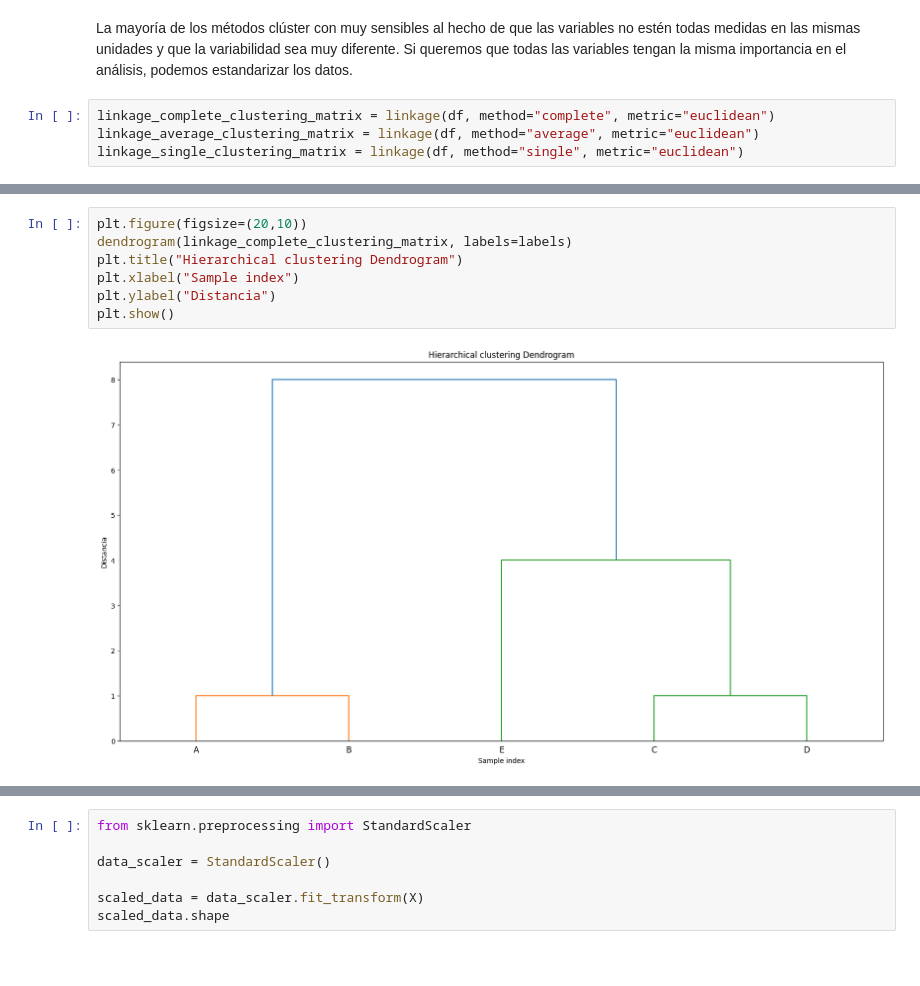
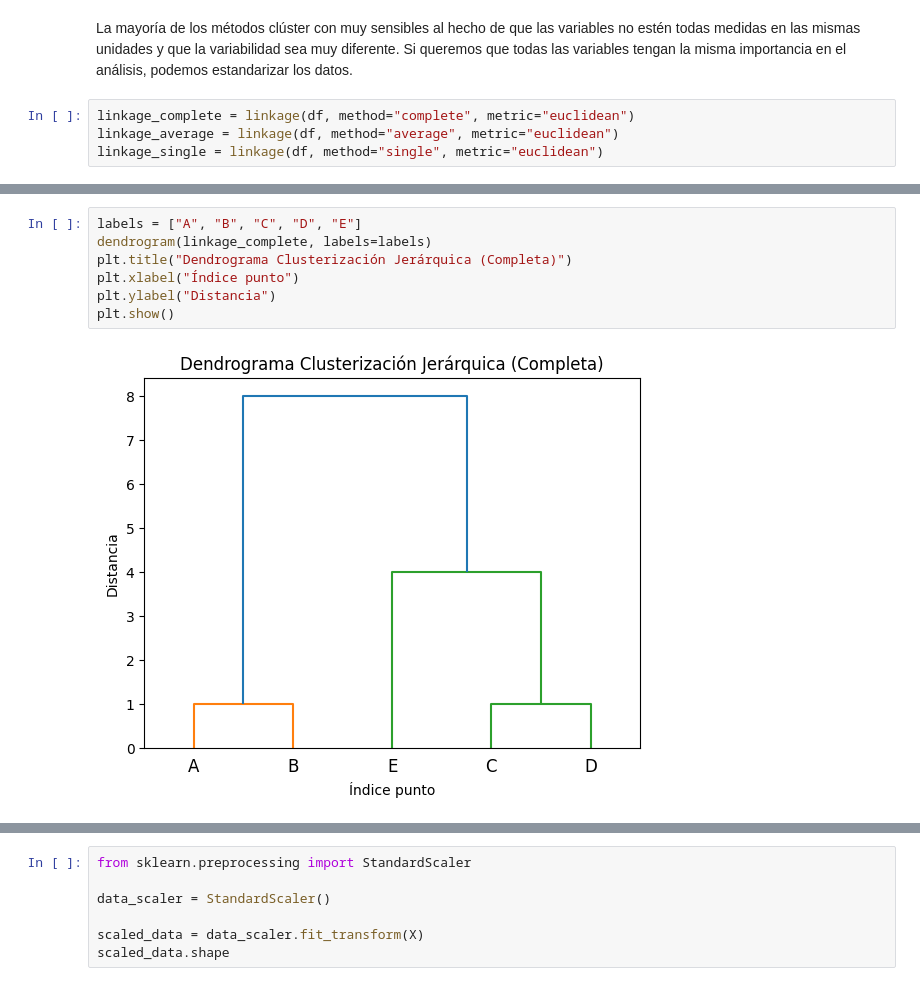
Before and after one commit to JavierPeraltaAzagra/Big-Data-e-IA, a Jupyter notebook: Sistemas de aprendizaje automático/RA4/k-means.ipynb, the cells around one changed output, grey strips where cells are left out. Drawn from its saved outputs; the diff is of its cells as text; blank space fills up the shorter version.

```diff
--- a/Sistemas de aprendizaje automático/RA4/k-means.ipynb
+++ b/Sistemas de aprendizaje automático/RA4/k-means.ipynb
@@ -2070,8 +2107,8 @@ donde:
 # %% [markdown]
 La mayoría de los métodos clúster con muy sensibles al hecho de que las variables no estén todas medidas en las mismas unidades y que la variabilidad sea muy diferente. Si queremos que todas las variables tengan la misma importancia en el análisis, podemos estandarizar los datos.
 # %%
-linkage_complete_clustering_matrix = linkage(df, method="complete", metric="euclidean")
-linkage_average_clustering_matrix = linkage(df, method="average", metric="euclidean")
-linkage_single_clustering_matrix = linkage(df, method="single", metric="euclidean")
+linkage_complete = linkage(df, method="complete", metric="euclidean")
+linkage_average = linkage(df, method="average", metric="euclidean")
+linkage_single = linkage(df, method="single", metric="euclidean")
 # %%
 labels = ["A", "B", "C", "D", "E"]
@@ -2085,9 +2129,9 @@ plt.show()
 # %%
-plt.figure(figsize=(20,10))
-dendrogram(linkage_complete_clustering_matrix, labels=labels)
-plt.title("Hierarchical clustering Dendrogram")
-plt.xlabel("Sample index")
+labels = ["A", "B", "C", "D", "E"]
+dendrogram(linkage_complete, labels=labels)
+plt.title("Dendrograma Clusterización Jerárquica (Completa)")
+plt.xlabel("Índice punto")
 plt.ylabel("Distancia")
 plt.show()
 # %% [output]
-[figure, old version]
+[figure, new version]
```
Also changed, not shown: parts of 35 cells of this notebook.
